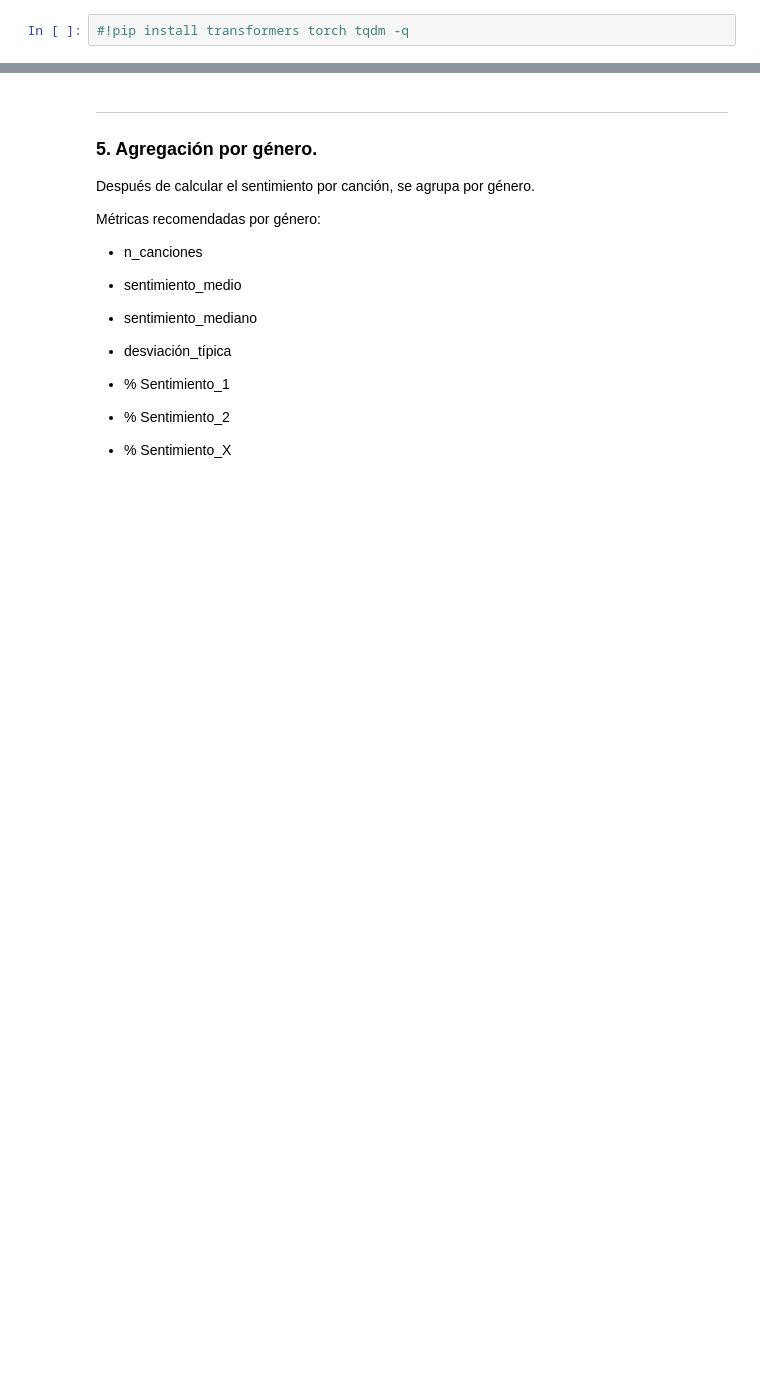
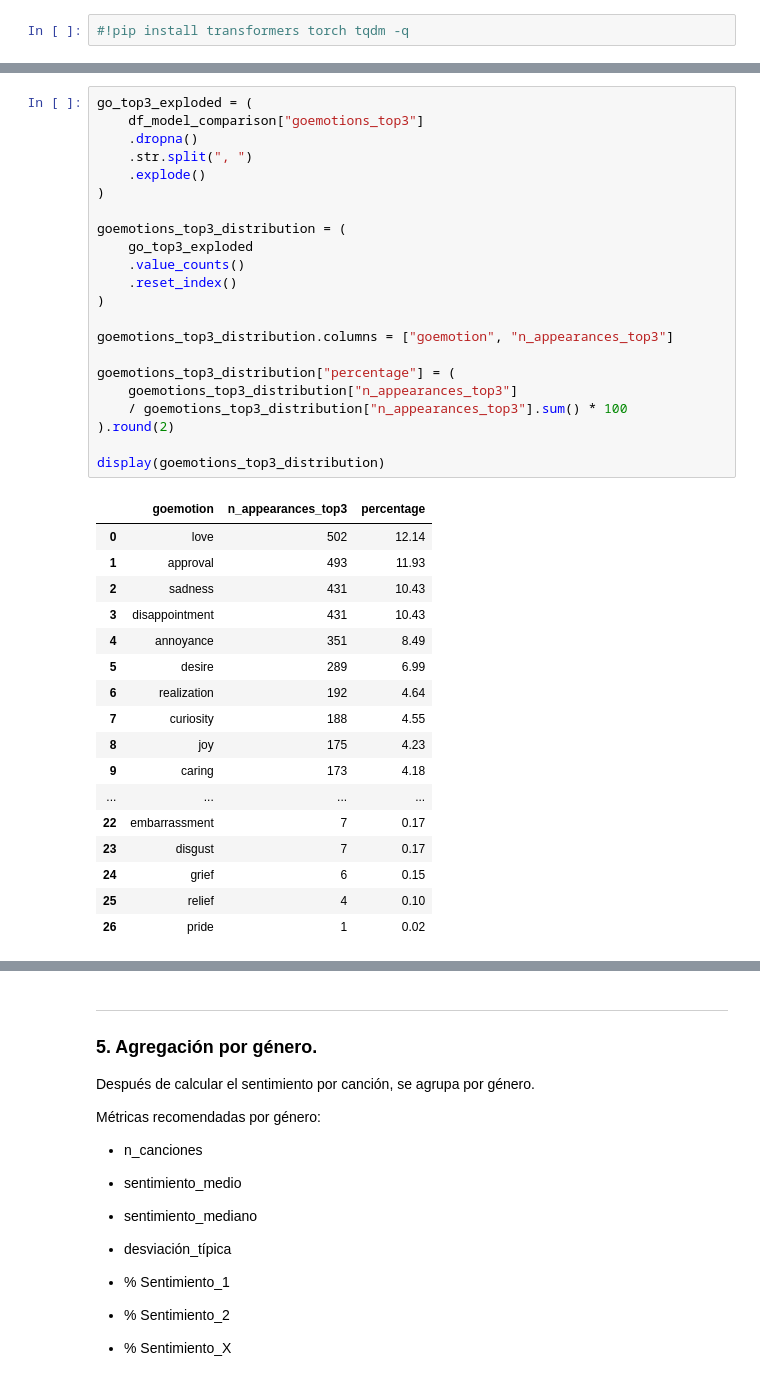
Before and after one commit to pacarma4/NLP, a Jupyter notebook: sentiment_analysis.ipynb, the cells around one changed output, grey strips where cells are left out. Saved outputs shown, nothing was run; the diff lists cells and outputs as text; blank space fills up the shorter version.

```diff
--- a/sentiment_analysis.ipynb
+++ b/sentiment_analysis.ipynb
@@ -1678,0 +1205,40 @@ Top emociones GoEmotions:
+# %%
+go_top3_exploded = (
+    df_model_comparison["goemotions_top3"]
+    .dropna()
+    .str.split(", ")
+    .explode()
+)
+
+goemotions_top3_distribution = (
+    go_top3_exploded
+    .value_counts()
+    .reset_index()
+)
+
+goemotions_top3_distribution.columns = ["goemotion", "n_appearances_top3"]
+
+goemotions_top3_distribution["percentage"] = (
+    goemotions_top3_distribution["n_appearances_top3"]
+    / goemotions_top3_distribution["n_appearances_top3"].sum() * 100
+).round(2)
+
+display(goemotions_top3_distribution)
+# %% [output]
+|  | goemotion | n_appearances_top3 | percentage |
+| 0 | love | 502 | 12.14 |
+| 1 | approval | 493 | 11.93 |
+| 2 | sadness | 431 | 10.43 |
+| 3 | disappointment | 431 | 10.43 |
+| 4 | annoyance | 351 | 8.49 |
+| 5 | desire | 289 | 6.99 |
+| 6 | realization | 192 | 4.64 |
+| 7 | curiosity | 188 | 4.55 |
+| 8 | joy | 175 | 4.23 |
+| 9 | caring | 173 | 4.18 |
+| ... | ... | ... | ... |
+| 22 | embarrassment | 7 | 0.17 |
+| 23 | disgust | 7 | 0.17 |
+| 24 | grief | 6 | 0.15 |
+| 25 | relief | 4 | 0.10 |
+| 26 | pride | 1 | 0.02 |
```
Also changed, not shown: parts of 47 cells of this notebook.
